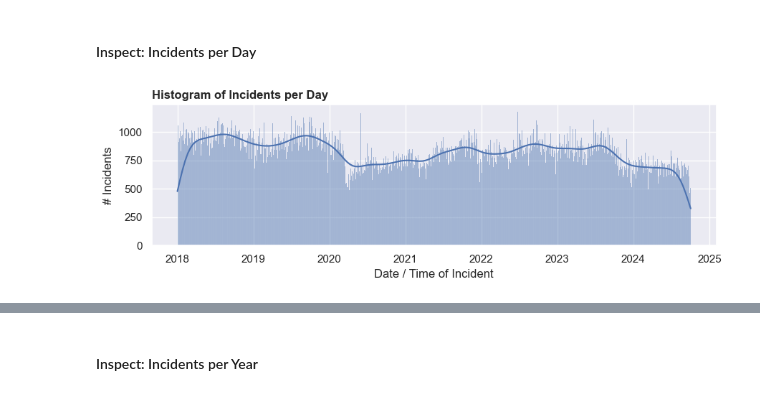
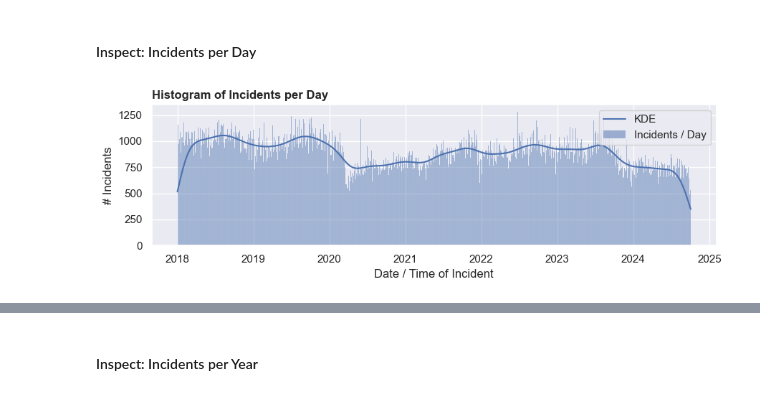
Before and after one commit to fazeelgm/UCB_ML_AI_Capstone, a Jupyter notebook: notebooks/ExploratoryDataAnalysis.ipynb, the cells around one changed output, grey strips where cells are left out. Drawn from its saved outputs; the diff is of its cells as text; code cells hidden in the pictures.

```diff
--- a/notebooks/ExploratoryDataAnalysis.ipynb
+++ b/notebooks/ExploratoryDataAnalysis.ipynb
@@ -449,16 +424,17 @@ Name: incident_year, dtype: float64
 # %%
 plt.figure(figsize=(graph_utils.page_width, 3))
 sns.histplot(data=current_clean_df, x=current_clean_df.index, bins=1000, kde=True)
 # sns.histplot(data=current_clean_df, x=current_clean_df.index, discrete=True, kde=True)
 
 plt.xlabel('Date / Time of Incident')
 plt.ylabel('# Incidents')
 plt.title('Histogram of Incidents per Day', loc="left", fontdict={"weight": "bold"}, y=1.0)
+plt.legend(labels=['KDE', 'Incidents / Day'])
 
 plt.tight_layout()
 plt.savefig(Config.IMAGE_DIR / 'incidents_per_day.png')
 plt.show()
 
 print(f'Total of {current_clean_df.shape[0]:,d} incidents from {current_clean_df.index.min()} to {current_clean_df.index.max()}')
 # %% [output]
-[figure, old version]
+[figure, new version]
```
Also changed, not shown: parts of 5 cells of this notebook, 3 other files.
